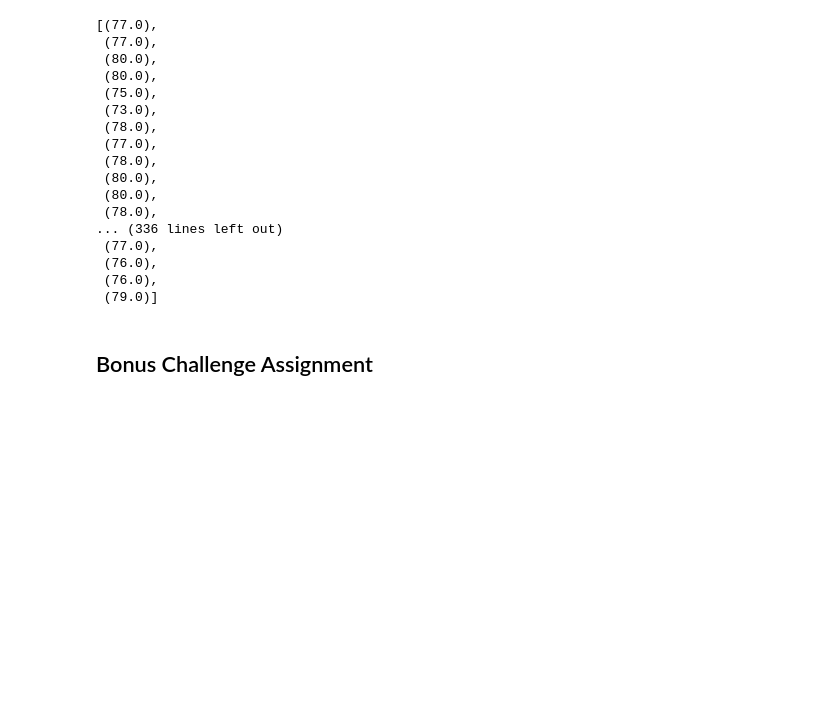
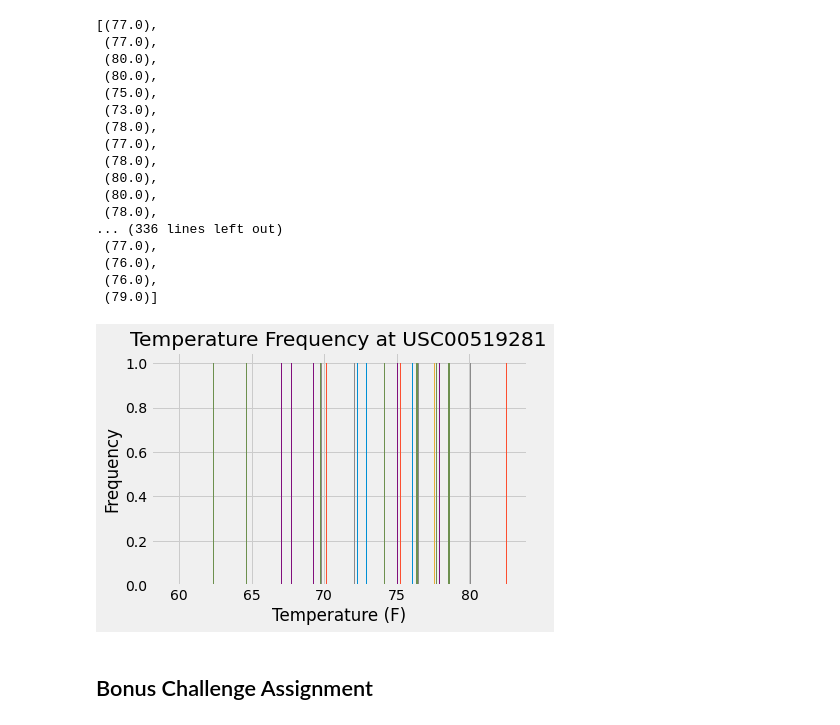
Before and after one commit to jgoody07/sqlalchemy-challenge, a Jupyter notebook: Advanced_SQL_climate.ipynb, the cells around one changed output. Saved outputs shown, nothing was run; the diff lists cells and outputs as text; code cells hidden in the pictures; blank space fills up the shorter version.

```diff
--- a/Advanced_SQL_climate.ipynb
+++ b/Advanced_SQL_climate.ipynb
@@ -147,6 +148,15 @@ tobs_281
  (76.0),
  (76.0),
  (79.0)]
+# %%
+#plot the results as a histogram
+tobs_281_df =
+plt.xlabel("Temperature (F)")
+plt.ylabel("Frequency")
+plt.title("Temperature Frequency at USC00519281")
+plt.show()
+# %% [output]
+[figure, added]
 # %% [markdown]
 ## Bonus Challenge Assignment
 # %%
```
Also changed, not shown: parts of 2 cells of this notebook.
